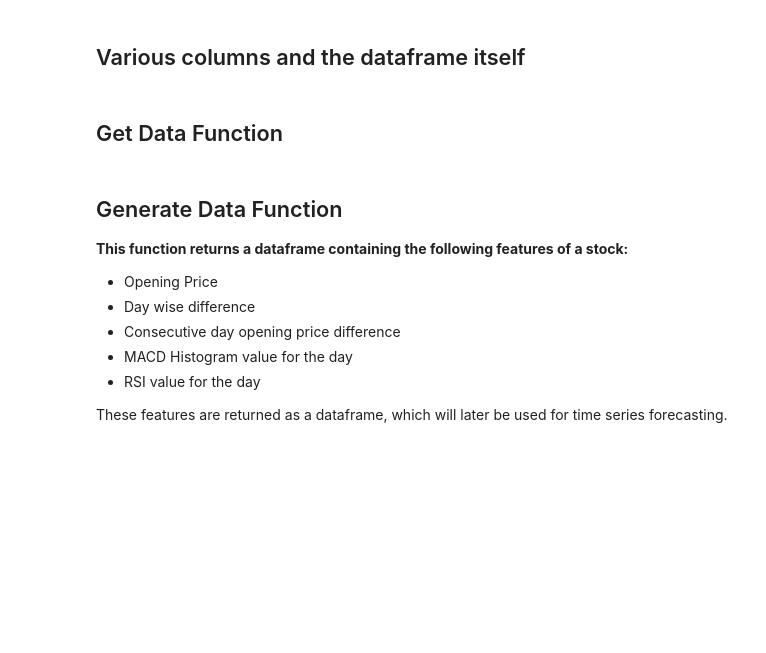
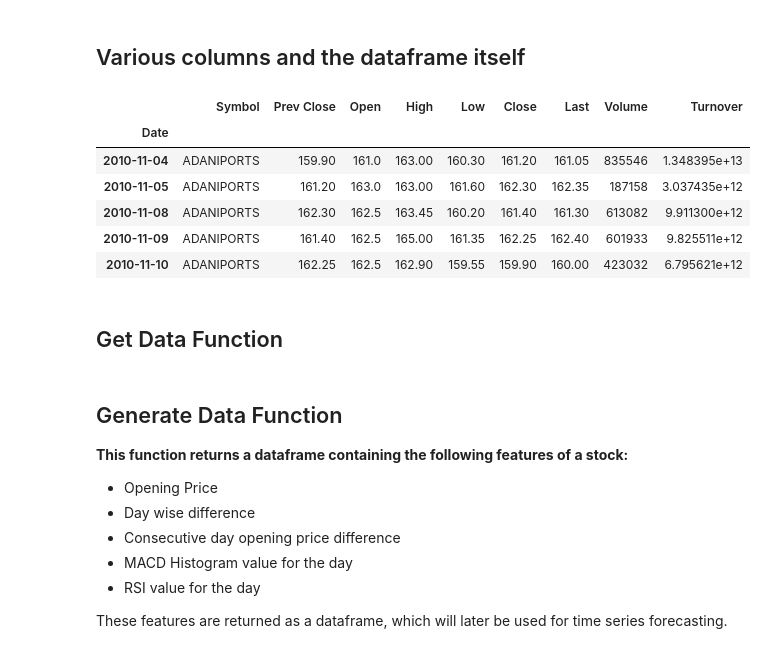
Before and after one commit to AsutoshDalei/stock-work, a Jupyter notebook: Single Stock Analysis.ipynb, the cells around one changed output. Cells and saved outputs as stored; diff of their text form; code cells hidden in the pictures; blank space fills up the shorter version.

```diff
--- a/Single Stock Analysis.ipynb
+++ b/Single Stock Analysis.ipynb
@@ -24,10 +28,10 @@ warnings.filterwarnings('ignore')
 # %%
-#dft = pd.read_csv(r'C:\Users\asuto\Desktop\Work\Datasets\NIFTY50\NIFTYMASTERDATA.csv',index_col='Date',parse_dates=True)
+dft = pd.read_csv(r'C:\Users\asuto\Desktop\Work\Datasets\NIFTY50\NIFTYMASTERDATA.csv',index_col='Date',parse_dates=True)
 
-url = 'https://raw.githubusercontent.com/AsutoshDalei/stock-work/main/NIFTYMASTERDATA.csv'
-dft = pd.read_csv(url,parse_dates=True)
-dft['Date'] = pd.to_datetime(dft['Date'])
-dft.set_index('Date',inplace = True)
+#url = 'https://raw.githubusercontent.com/AsutoshDalei/stock-work/main/NIFTYMASTERDATA.csv'
+#dft = pd.read_csv(url,parse_dates=True)
+#dft['Date'] = pd.to_datetime(dft['Date'])
+#dft.set_index('Date',inplace = True)
 dft
 
 comps = dft.Symbol.unique()
@@ -50,7 +81,15 @@ len(comp30)
 ## Various columns and the dataframe itself
 # %%
 cols = ['Symbol','Prev Close', 'Open', 'High', 'Low','Close' ,'Last','Volume', 'Turnover']
-dft
+dft.head()
+# %% [output]
+|  | Symbol | Prev Close | Open | High | Low | Close | Last | Volume | Turnover |
+| Date |  |  |  |  |  |  |  |  |  |
+| 2010-11-04 | ADANIPORTS | 159.90 | 161.0 | 163.00 | 160.30 | 161.20 | 161.05 | 835546 | 1.348395e+13 |
+| 2010-11-05 | ADANIPORTS | 161.20 | 163.0 | 163.00 | 161.60 | 162.30 | 162.35 | 187158 | 3.037435e+12 |
+| 2010-11-08 | ADANIPORTS | 162.30 | 162.5 | 163.45 | 160.20 | 161.40 | 161.30 | 613082 | 9.911300e+12 |
+| 2010-11-09 | ADANIPORTS | 161.40 | 162.5 | 165.00 | 161.35 | 162.25 | 162.40 | 601933 | 9.825511e+12 |
+| 2010-11-10 | ADANIPORTS | 162.25 | 162.5 | 162.90 | 159.55 | 159.90 | 160.00 | 423032 | 6.795621e+12 |
 # %% [markdown]
 ## Get Data Function
 # %%
```
Also changed, not shown: parts of 28 cells of this notebook.
